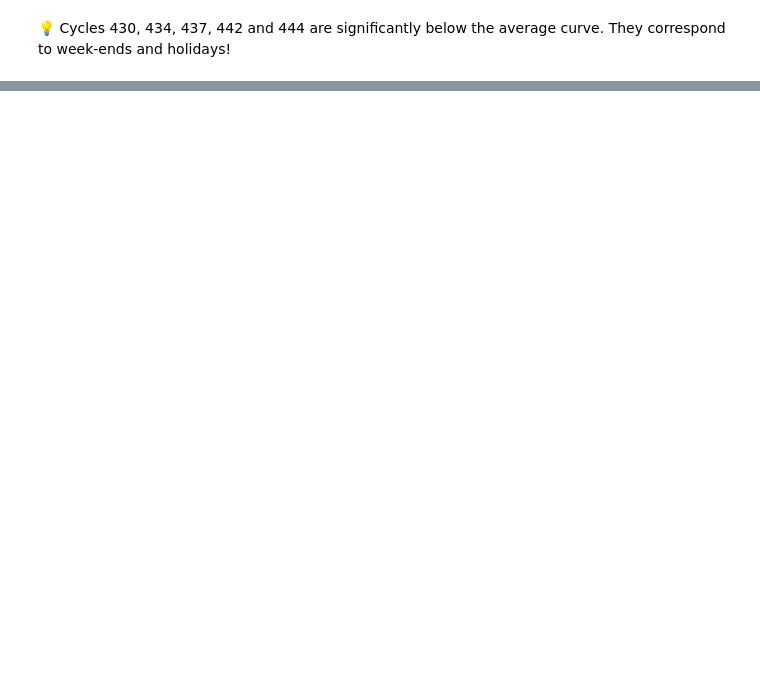
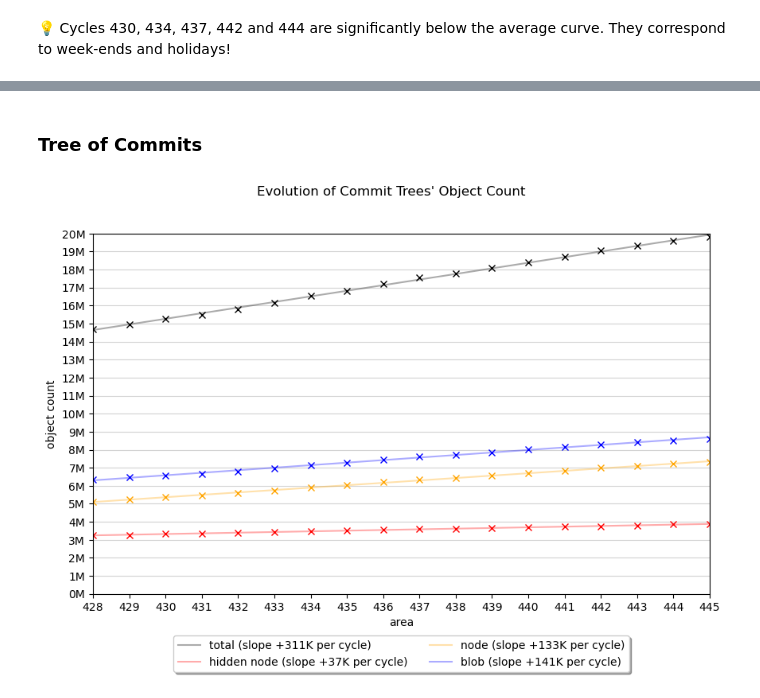
Before and after one commit to Ngoguey42/segment_hangzhou, a Jupyter notebook: index.ipynb, the cells around one changed output, grey strips where cells are left out. Cells and saved outputs as stored; diff of their text form; code cells hidden in the pictures; blank space fills up the shorter version.

Commit message:
Good progress on tree of commits

```diff
--- a/index.ipynb
+++ b/index.ipynb
@@ -128 +128,7 @@ custom_plot_tools.plot_area_curve_byte_count('/tmp/summary_df1.csv')
 💡 Cycle 428 grew the pack file by ~2.9GB and cycle 443 by ~3.5GB. Most of this acceleration is due to the hidden nodes.
+# %% [markdown]
+### Tree of Commits
+# %%
+custom_plot_tools.plot_area_curve_object_count('/tmp/all_trees_df1.csv', 'parent_cycle_start', "Evolution of Commit Trees' Object Count")
+# %% [output]
+[figure, added]
```
Also changed, not shown: parts of 8 cells of this notebook, 5 other files.
